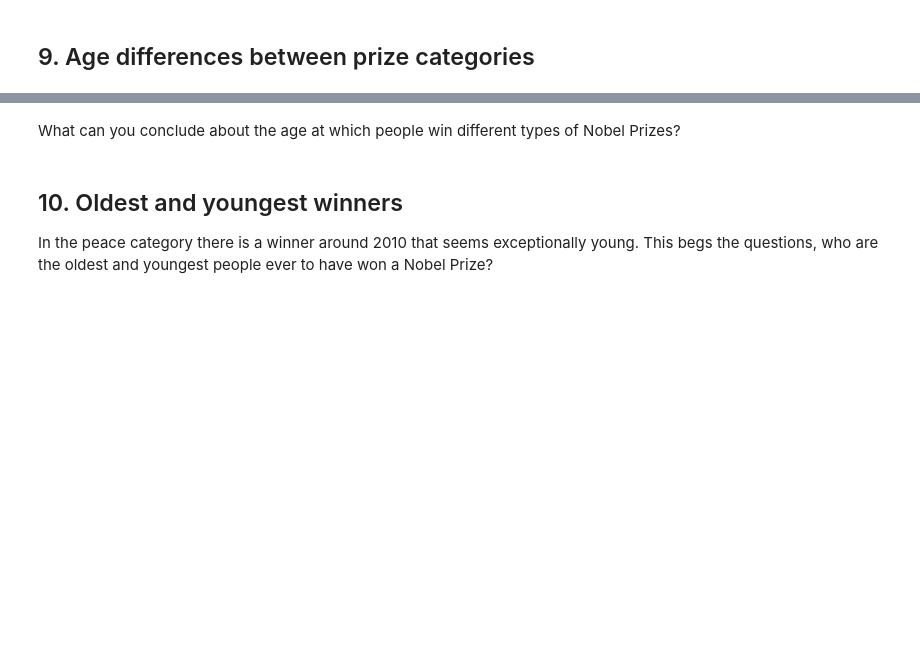
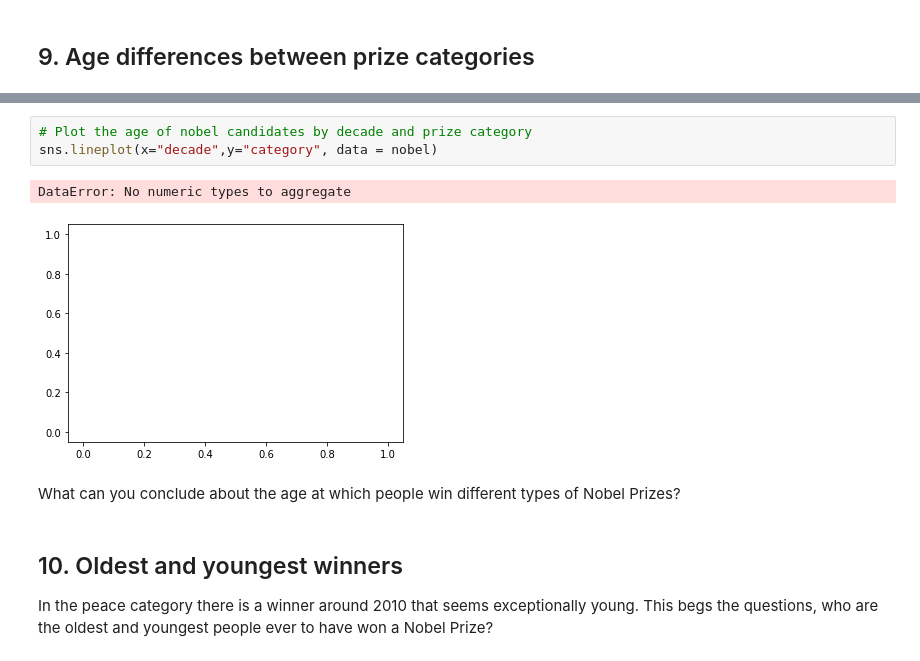
Before and after one commit to AllenMkandla/bootcamp, a Jupyter notebook: nobelprizewinners.ipynb, the cells around one changed output, grey strips where cells are left out. Cells and saved outputs as stored; diff of their text form; blank space fills up the shorter version.

```diff
--- a/nobelprizewinners.ipynb
+++ b/nobelprizewinners.ipynb
@@ -247,3 +263,9 @@ nobel['age'] = nobel["year"] - nobel["birth_date"].dt.year
+# %%
+# Plot the age of nobel candidates by decade and prize category
+sns.lineplot(x="decade",y="category", data = nobel)
+# %% [output]
+DataError: No numeric types to aggregate
+[figure, added]
 # %% [markdown]
 What can you conclude about the age at which people win different types of Nobel Prizes?
 # %% [markdown]
```
Also changed, not shown: parts of 4 cells of this notebook.
